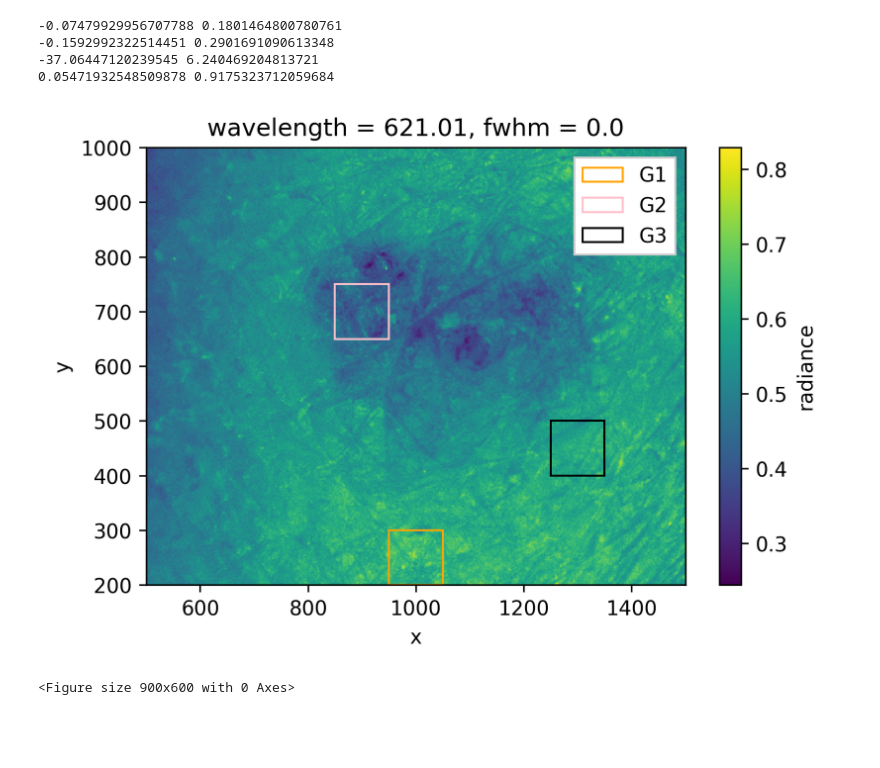
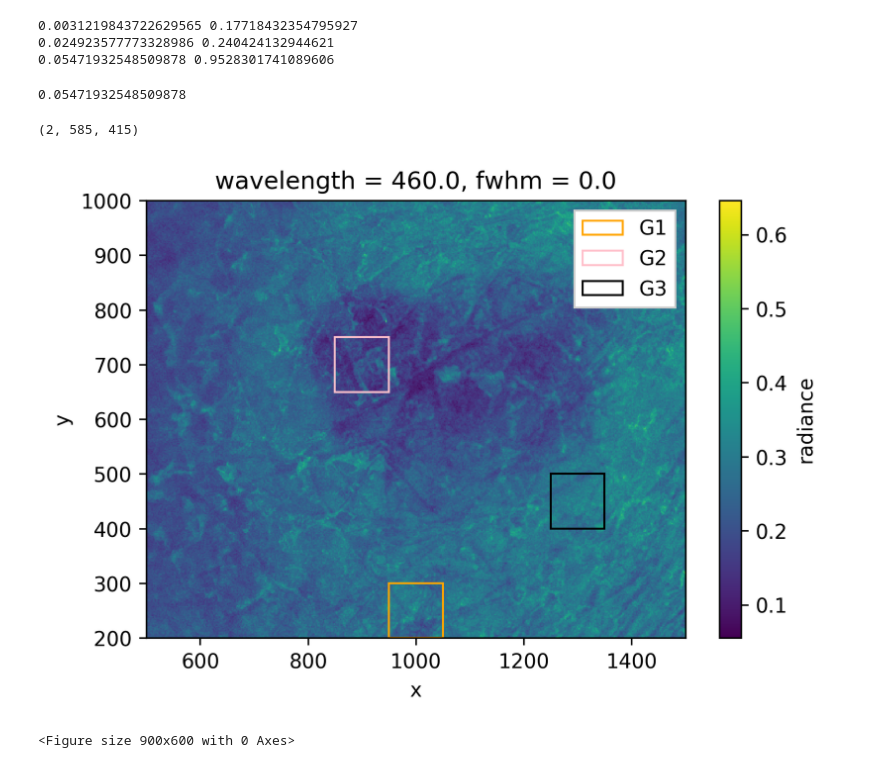
Before and after one commit to thomasjo/hypernevus-prototype, a Jupyter notebook: notebooks/Example Image 1.ipynb, the cells around one changed output. Cells and saved outputs as stored; diff of their text form; code cells hidden in the pictures; blank space fills up the shorter version.

```diff
--- a/notebooks/Example Image 1.ipynb
+++ b/notebooks/Example Image 1.ipynb
@@ -27,23 +27,30 @@ file_path = '{0}/{1}/WhiteReference.hdr'.format(prefix, file_name)
 ref_data = fpi.read_cfa(file_path)
 ref_radiance = fpi.raw_to_radiance(ref_data)
 # %%
-print(radiance.values.min(), radiance.values.max())
-print(ref_radiance.values.min(), ref_radiance.values.max())
+print(radiance.values[:109, 200:1000, 500:1500].min(), radiance.values[:109, 200:1000, 500:1500].max())
+print(ref_radiance.values[:109, 200:1000, 500:1500].min(), ref_radiance.values[:109, 200:1000, 500:1500].max())
 
 calibrated = radiance.copy()
-calibrated.values[..., 200:1000, 500:1500] = radiance.values[..., 200:1000, 500:1500] / ref_radiance.values[..., 200:1000, 500:1500]
-print(calibrated.values.min(), calibrated.values.max())
-print(calibrated.values[0:100, 200:1000, 500:1500].min(), calibrated.values[0:100, 200:1000, 500:1500].max())
+calibrated.values[:109, 200:1000, 500:1500] = radiance.values[:109, 200:1000, 500:1500] / ref_radiance.values[:109, 200:1000, 500:1500]
+# print(calibrated.values.min(), calibrated.values.max())
+print(calibrated.values[0:109, 200:1000, 500:1500].min(), calibrated.values[0:109, 200:1000, 500:1500].max())
 # %% [output]
--0.07479929956707788 0.1801464800780761
--0.1592992322514451 0.2901691090613348
--37.06447120239545 6.240469204813721
-0.05471932548509878 0.9175323712059684
+0.0031219843722629565 0.17718432354795927
+0.024923577773328986 0.240424132944621
+0.05471932548509878 0.9528301741089606
+# %%
+cropped = calibrated.values[0:109, 200:1000, 500:1500]
+
+print(cropped.min())
+np.unravel_index(cropped.argmin(), cropped.shape)
+# %% [output]
+0.05471932548509878
+(2, 585, 415)
 # %%
 fig = plt.figure()
 ax = fig.gca()
 
-calibrated.sel(wavelength=620, method='nearest')[..., 200:1000, 500:1500].plot()
+calibrated.sel(wavelength=460, method='nearest')[..., 200:1000, 500:1500].plot()
 
 group1_xy = (950, 200)
 group1_wh = (100, 100)
@@ -57,34 +64,34 @@ patch_group1 = patches.Rectangle(
     fill=False)
 ax.add_patch(patch_group1)
 
 group2_xy = (850, 650)
 group2_wh = (100, 100)
 group2_fc = 'pink'
 patch_group2 = patches.Rectangle(
     xy=group2_xy,
     width=group2_wh[0],
     height=group2_wh[1],
     color=group2_fc,
     label='G2',
     fill=False)
 ax.add_patch(patch_group2)
 
 group3_xy = (1250, 400)
 group3_wh = (100, 100)
 group3_fc = 'black'
 patch_group3 = patches.Rectangle(
     xy=group3_xy,
     width=group3_wh[0],
     height=group3_wh[1],
     color=group3_fc,
     label='G3',
     fill=False)
 ax.add_patch(patch_group3)
 ax.legend(fancybox=False, framealpha=1.0)
 
 plt.show()
 # %% [output]
-[figure, old version]
+[figure, new version]
 # %%
 plt.figure()
 fig, ax = plt.subplots(figsize=(6, 16), nrows=3)
```
Also changed, not shown: 3 other files.
